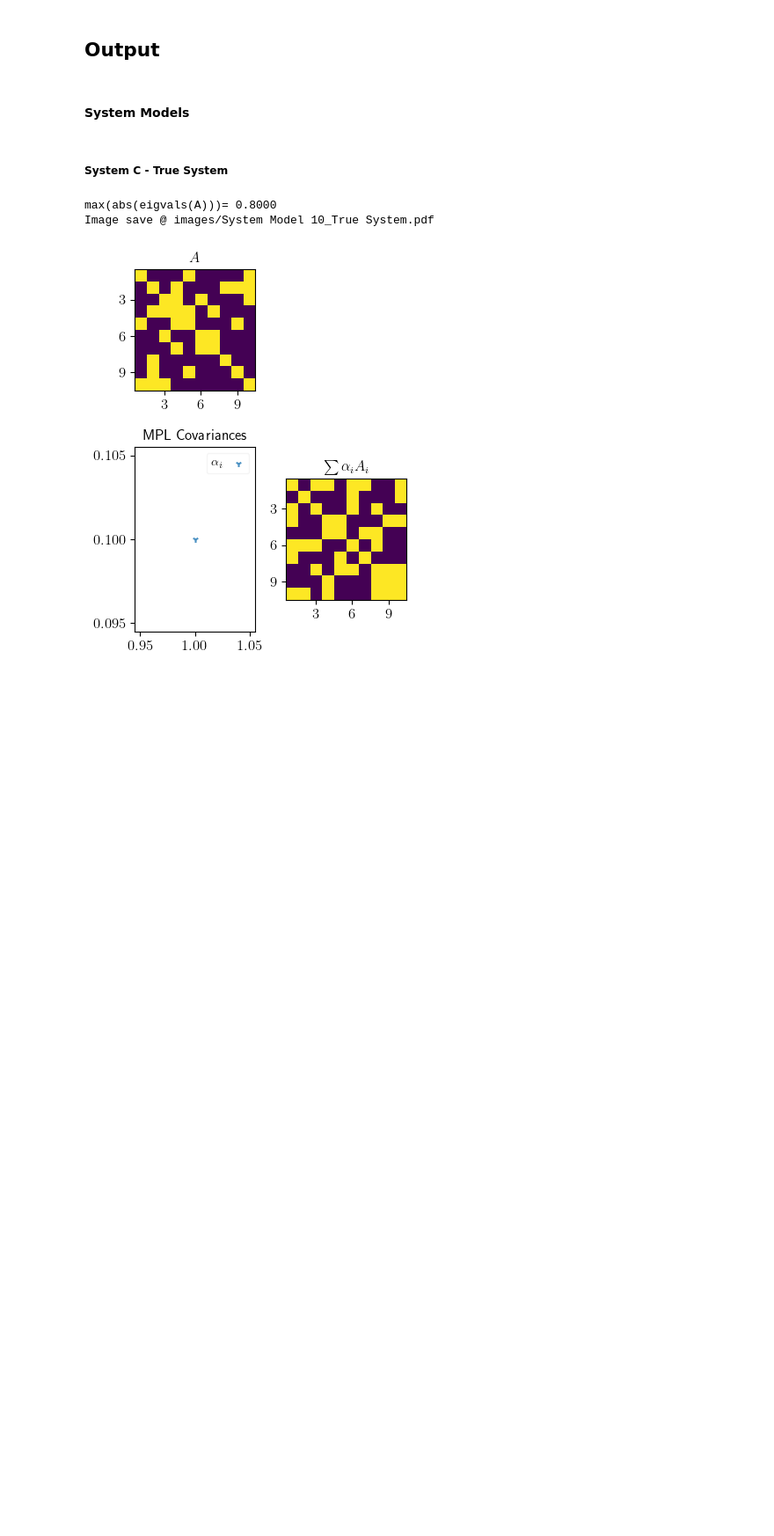
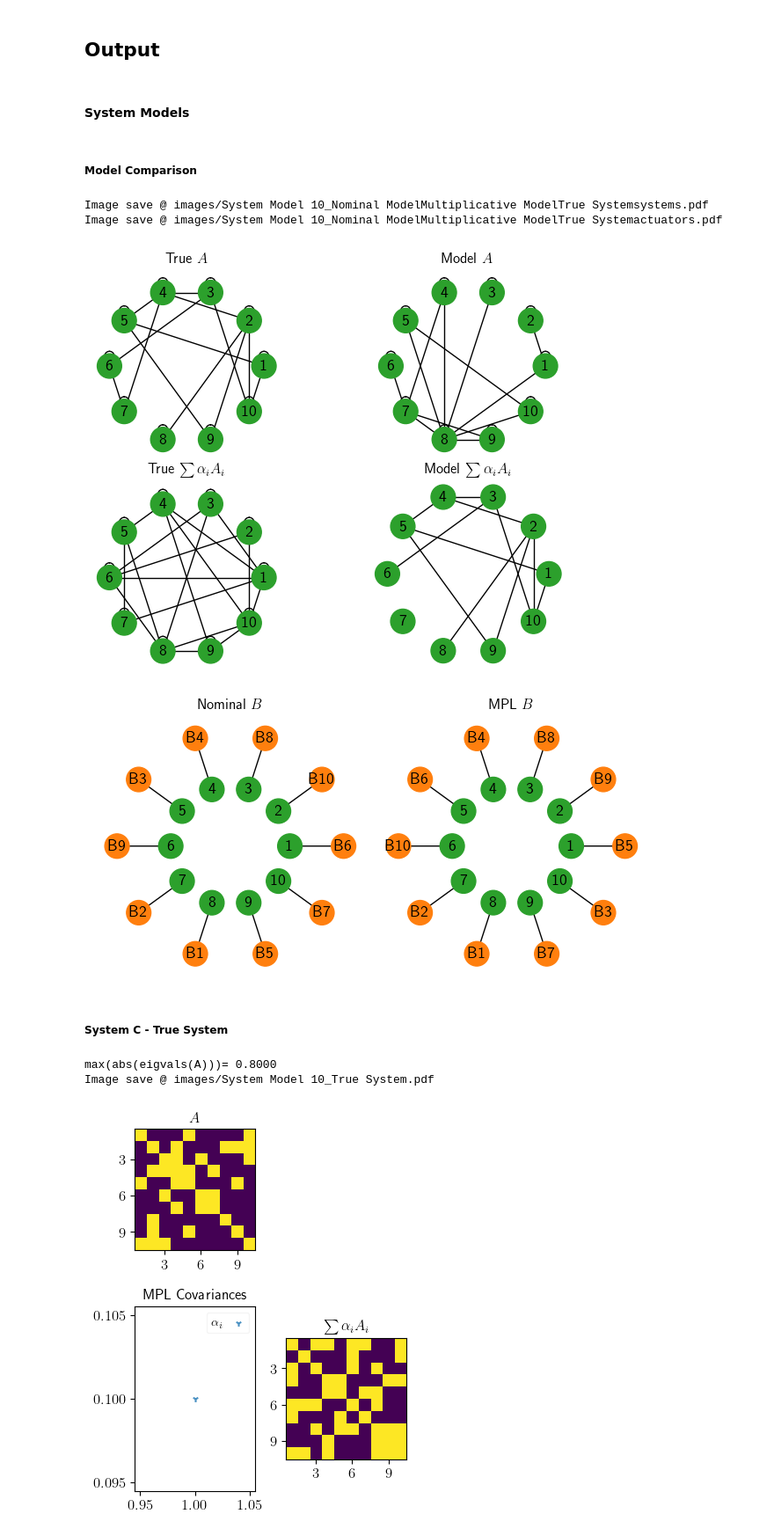
Before and after one commit to TSummersLab/multiplicative_noise_greedy_control_architecture, a Jupyter notebook: ActuatorSelection_Test3_2.ipynb, the cells around one changed output. Shown at 88% size. Cells and saved outputs as stored; diff of their text form; code cells hidden in the pictures; blank space fills up the shorter version.

Commit message:
Plot updates

```diff
--- a/ActuatorSelection_Test3_2.ipynb
+++ b/ActuatorSelection_Test3_2.ipynb
@@ -47,6 +64,15 @@ Simulation end: Comparison of actuator selection of A vs B on C
 ## Output
 # %% [markdown]
 #### System Models
+# %% [markdown]
+##### Model Comparison
+# %%
+system_display_network1(ret_sim['system_A'], ret_sim['system_B'], ret_sim['system_C'], test_set)
+# %% [output]
+Image save @ images/System Model 10_Nominal ModelMultiplicative ModelTrue Systemsystems.pdf
+Image save @ images/System Model 10_Nominal ModelMultiplicative ModelTrue Systemactuators.pdf
+[figure, added]
+[figure, added]
 # %% [markdown]
 ##### System C - True System
 # %%
```
Also changed, not shown: parts of 8 cells of this notebook, 14 other files.
